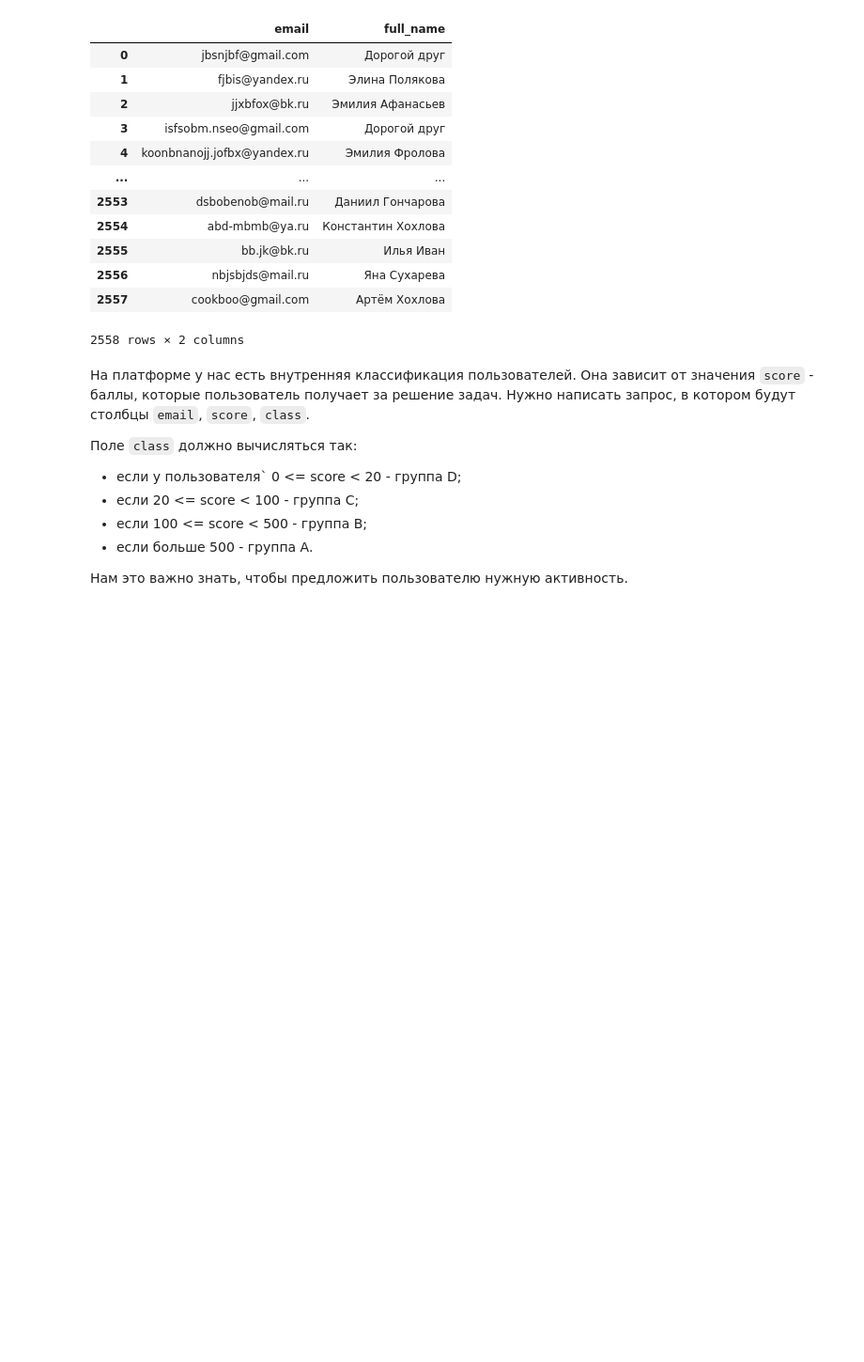
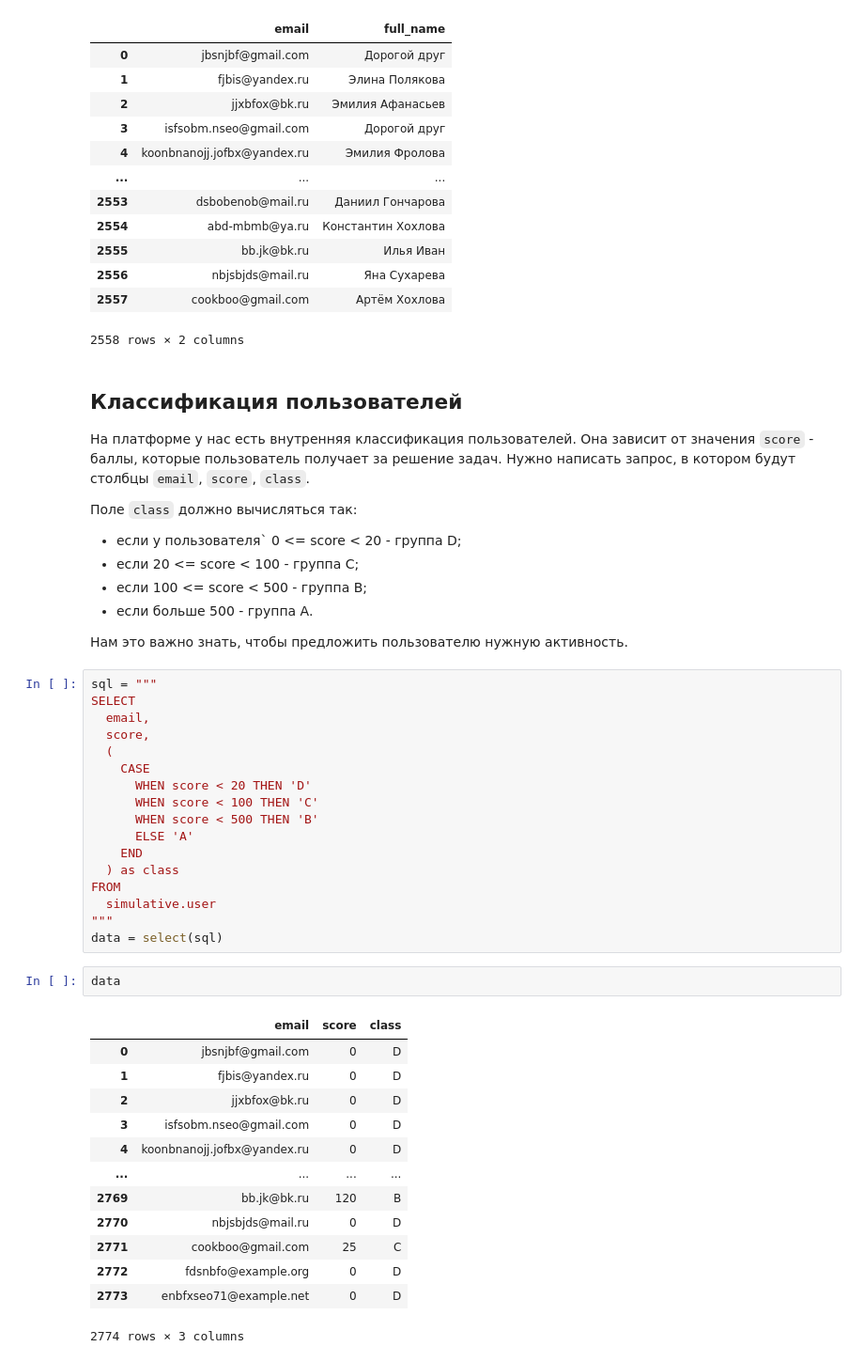
Before and after one commit to aleks-haksly/Simulative, a Jupyter notebook: SQL/Analitics/part_01/practice.ipynb, the cells around one changed output. Shown at 94% size. Drawn from its saved outputs; the diff is of its cells as text; blank space fills up the shorter version.

```diff
--- a/SQL/Analitics/part_01/practice.ipynb
+++ b/SQL/Analitics/part_01/practice.ipynb
@@ -85,6 +85,7 @@ data
 | 2557 | cookboo@gmail.com | Артём Хохлова |
 2558 rows × 2 columns
 # %% [markdown]
+## Классификация пользователей
 На платформе у нас есть внутренняя классификация
 пользователей. Она зависит от значения `score` - баллы, которые
 пользователь получает за решение задач. Нужно написать
@@ -98,3 +99,36 @@ data
 
 Нам это важно знать, чтобы предложить пользователю нужную
 активность.
+# %%
+sql = """
+SELECT
+  email,
+  score,
+  (
+    CASE
+      WHEN score < 20 THEN 'D'
+      WHEN score < 100 THEN 'C'
+      WHEN score < 500 THEN 'B'
+      ELSE 'A'
+    END
+  ) as class
+FROM
+  simulative.user
+"""
+data = select(sql)
+# %%
+data
+# %% [output]
+|  | email | score | class |
+| 0 | jbsnjbf@gmail.com | 0 | D |
+| 1 | fjbis@yandex.ru | 0 | D |
+| 2 | jjxbfox@bk.ru | 0 | D |
+| 3 | isfsobm.nseo@gmail.com | 0 | D |
+| 4 | koonbnanojj.jofbx@yandex.ru | 0 | D |
+| ... | ... | ... | ... |
+| 2769 | bb.jk@bk.ru | 120 | B |
+| 2770 | nbjsbjds@mail.ru | 0 | D |
+| 2771 | cookboo@gmail.com | 25 | C |
+| 2772 | fdsnbfo@example.org | 0 | D |
+| 2773 | enbfxseo71@example.net | 0 | D |
+2774 rows × 3 columns
```
Also changed, not shown: parts of 3 cells of this notebook.
